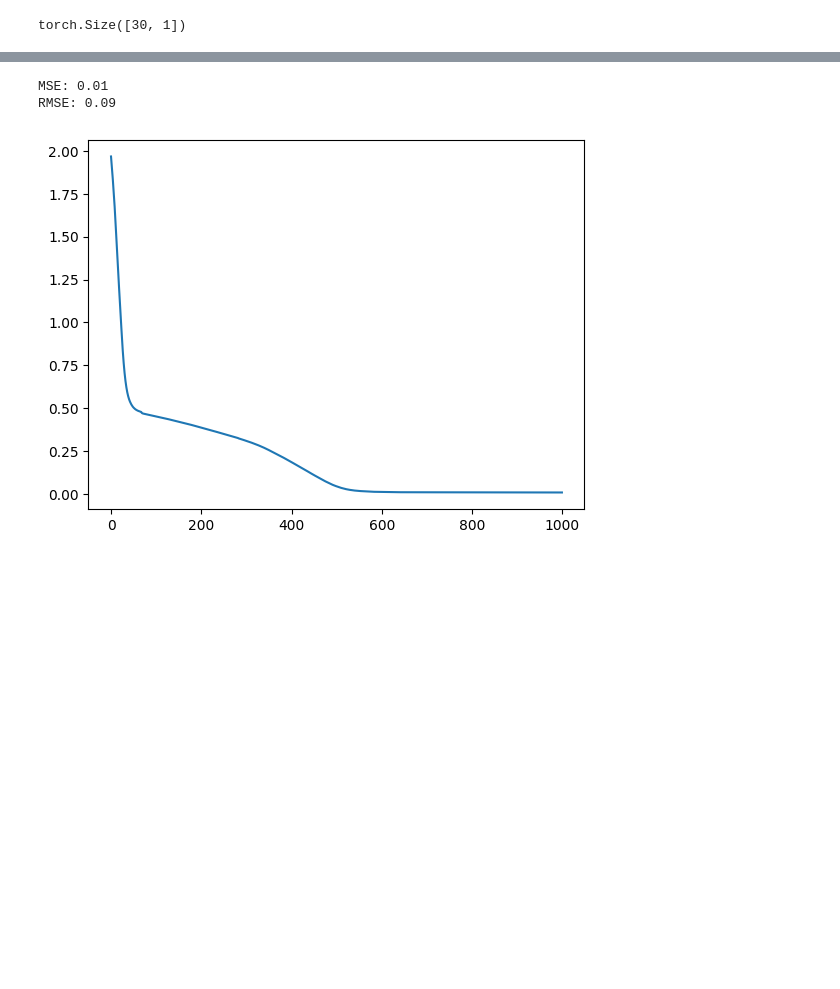
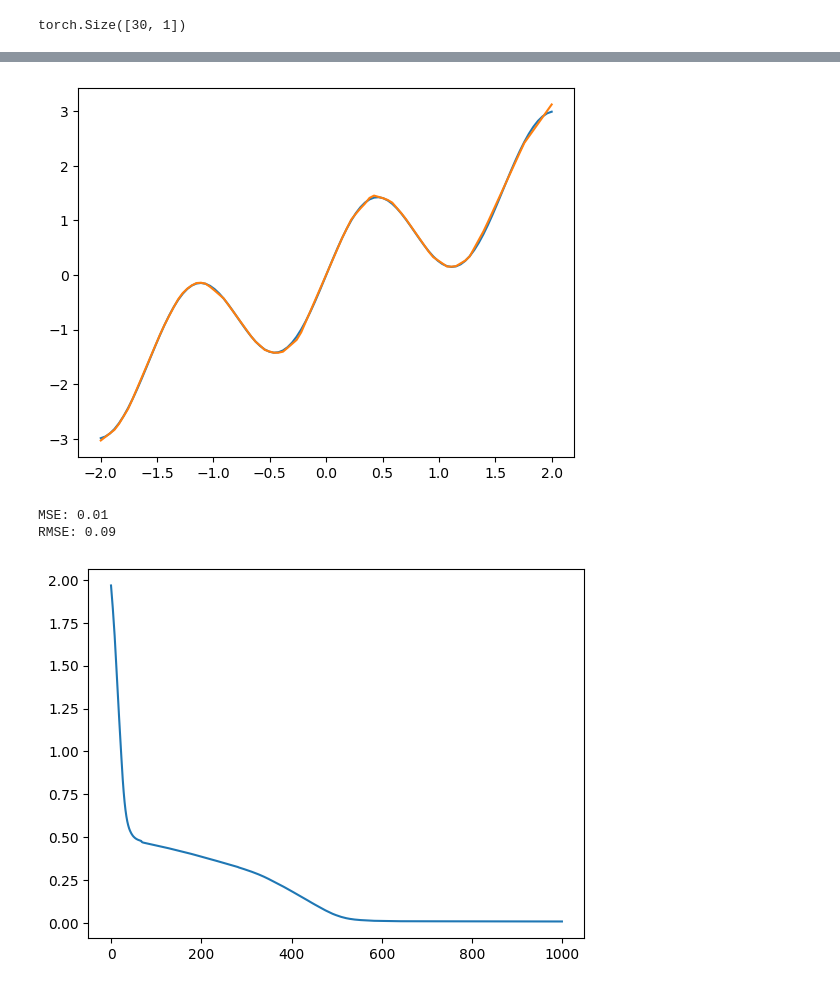
Before and after one commit to matthewstachyra/reinforcement-meta-learning, a Jupyter notebook: src/mvp.ipynb, the cells around one changed output, grey strips where cells are left out. Cells and saved outputs as stored; diff of their text form; code cells hidden in the pictures; blank space fills up the shorter version.

Commit message:
performance curves

```diff
--- a/src/mvp.ipynb
+++ b/src/mvp.ipynb
@@ -187,0 +201,7 @@ plt.plot(X_test, y_test)
+# %%
+# print predicted values for each of the 100 x values between -2 and 2
+predictions = [model(torch.tensor(sample).float()) for sample in x.reshape((N,1))]
+plt.plot(x, x + np.sin(4*x))
+plt.plot(x, np.array([_.detach().numpy() for _ in predictions]));
+# %% [output]
+[figure, added]
```
Also changed, not shown: parts of 11 cells of this notebook.
